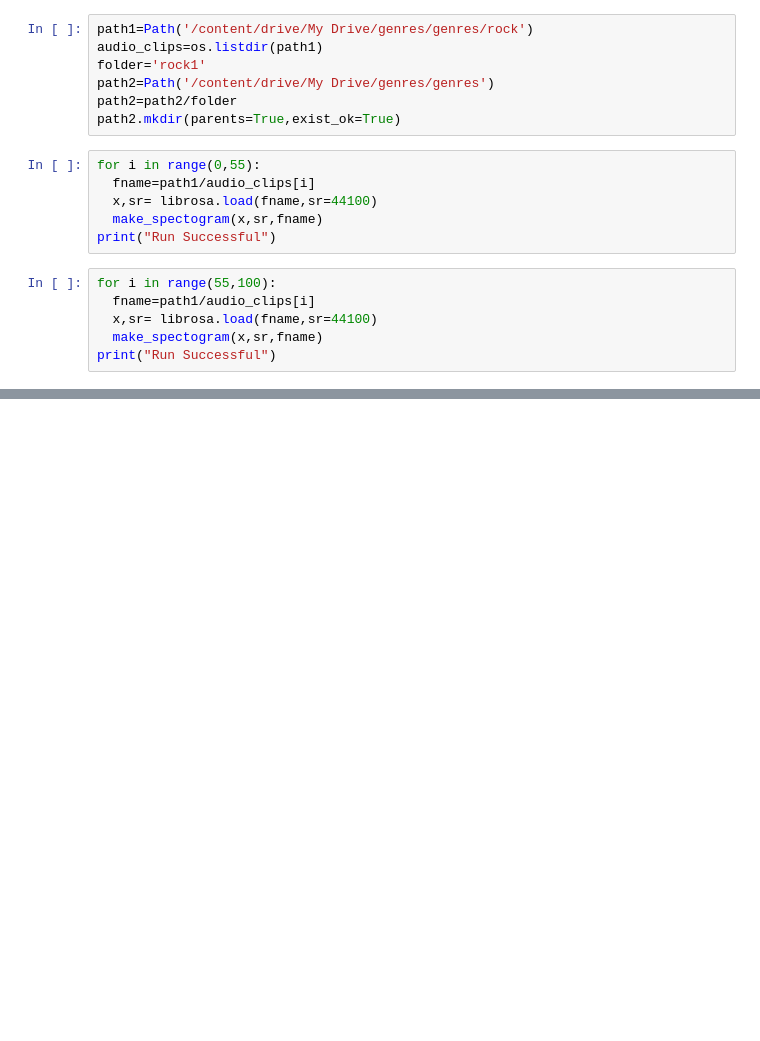
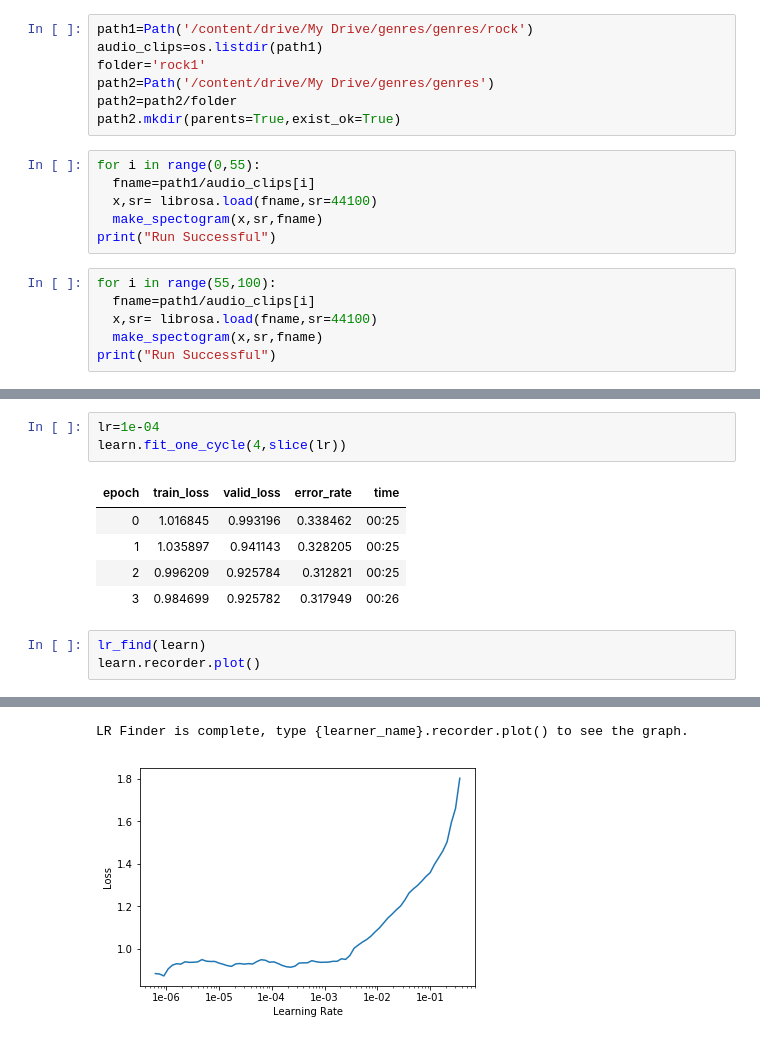
Before and after one commit to deep1401/Music-Genre-Classification-using-Transfer-Learning-on-log-based-MEL-spectrogram, a Jupyter notebook: Music_Genre_Classifier.ipynb, the cells around one changed output, grey strips where cells are left out. Drawn from its saved outputs; the diff is of its cells as text; blank space fills up the shorter version.

```diff
--- a/Music_Genre_Classifier.ipynb
+++ b/Music_Genre_Classifier.ipynb
@@ -226,0 +318,13 @@ print("Run Successful")
+# %%
+lr=1e-04
+learn.fit_one_cycle(4,slice(lr))
+# %% [output]
+| epoch | train_loss | valid_loss | error_rate | time |
+| 0 | 1.016845 | 0.993196 | 0.338462 | 00:25 |
+| 1 | 1.035897 | 0.941143 | 0.328205 | 00:25 |
+| 2 | 0.996209 | 0.925784 | 0.312821 | 00:25 |
+| 3 | 0.984699 | 0.925782 | 0.317949 | 00:26 |
+# %%
+lr_find(learn)
+learn.recorder.plot()
+# %% [output]
@@ -226,0 +332,2 @@ print("Run Successful")
+LR Finder is complete, type {learner_name}.recorder.plot() to see the graph.
+[figure, added]
```
Also changed, not shown: parts of 68 cells of this notebook.
